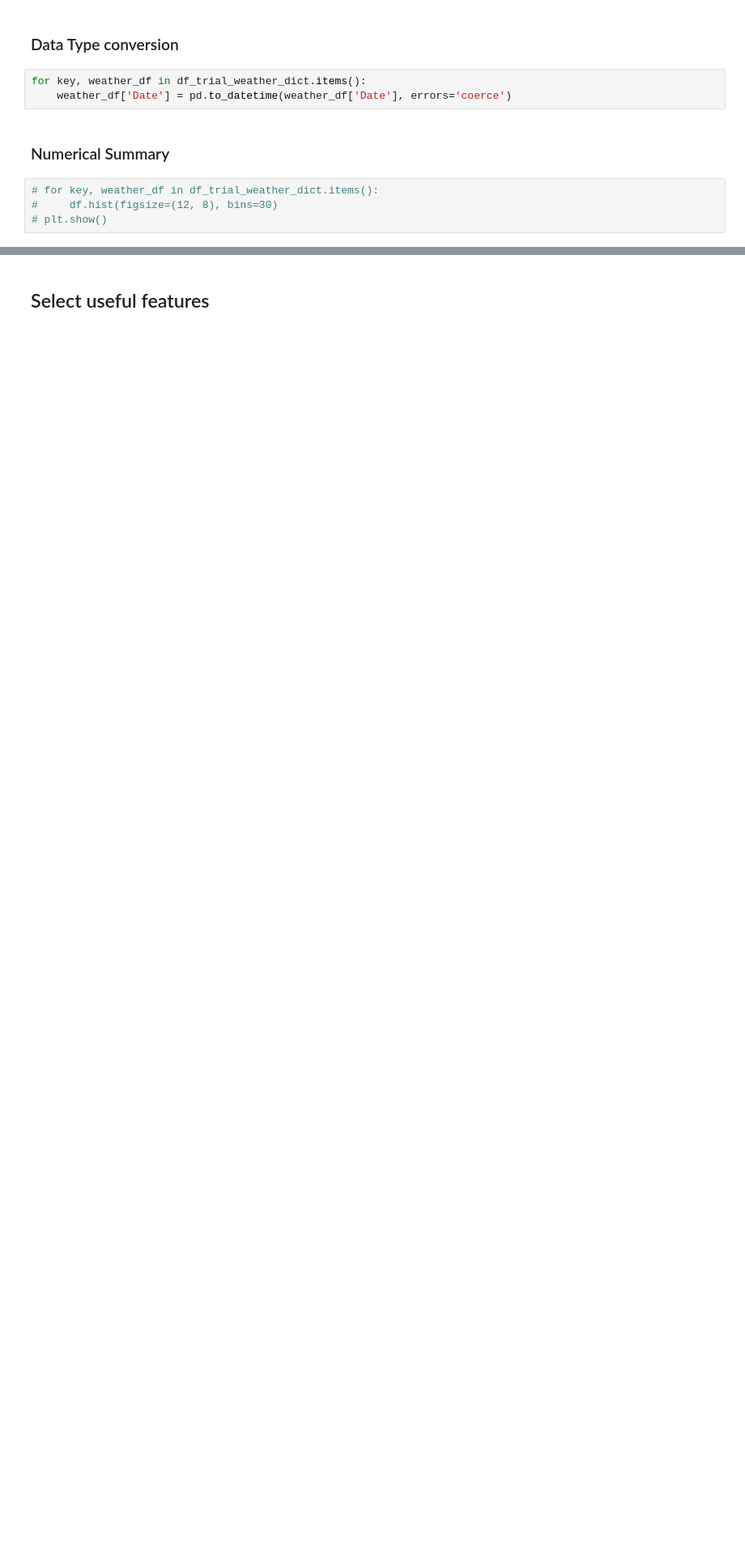
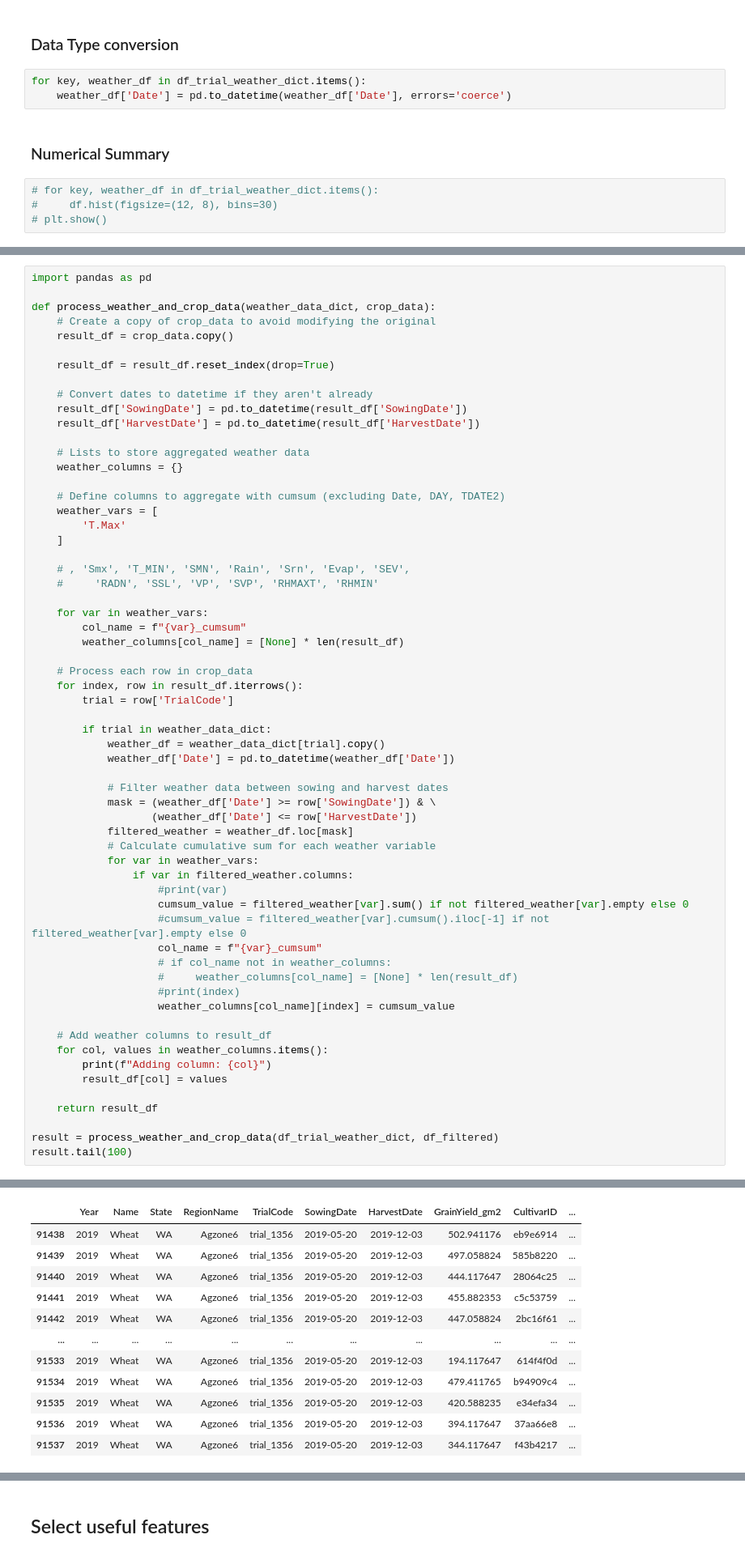
Before and after one commit to Harry-01/DATA7901, a Jupyter notebook: project.ipynb, the cells around one changed output, grey strips where cells are left out. Shown at 81% size. Saved outputs shown, nothing was run; the diff lists cells and outputs as text; blank space fills up the shorter version.

Commit message:
combined crop and weather data together

```diff
--- a/project.ipynb
+++ b/project.ipynb
@@ -441,0 +383,62 @@ KeyError: 'TrialCode'
+# %%
+import pandas as pd
+
+def process_weather_and_crop_data(weather_data_dict, crop_data):
+    # Create a copy of crop_data to avoid modifying the original
+    result_df = crop_data.copy()
+
+    result_df = result_df.reset_index(drop=True)
+
+    # Convert dates to datetime if they aren't already
+    result_df['SowingDate'] = pd.to_datetime(result_df['SowingDate'])
+    result_df['HarvestDate'] = pd.to_datetime(result_df['HarvestDate'])
+
+    # Lists to store aggregated weather data
+    weather_columns = {}
+
+    # Define columns to aggregate with cumsum (excluding Date, DAY, TDATE2)
+    weather_vars = [
+        'T.Max'
+    ]
+
+    # , 'Smx', 'T_MIN', 'SMN', 'Rain', 'Srn', 'Evap', 'SEV',
+    #     'RADN', 'SSL', 'VP', 'SVP', 'RHMAXT', 'RHMIN'
+
+    for var in weather_vars:
+        col_name = f"{var}_cumsum"
+        weather_columns[col_name] = [None] * len(result_df)
+
+    # Process each row in crop_data
+    for index, row in result_df.iterrows():
+        trial = row['TrialCode']
+
+        if trial in weather_data_dict:
+            weather_df = weather_data_dict[trial].copy()
+            weather_df['Date'] = pd.to_datetime(weather_df['Date'])
+
+            # Filter weather data between sowing and harvest dates
+            mask = (weather_df['Date'] >= row['SowingDate']) & \
+                   (weather_df['Date'] <= row['HarvestDate'])
+            filtered_weather = weather_df.loc[mask]
+            # Calculate cumulative sum for each weather variable
+            for var in weather_vars:
+                if var in filtered_weather.columns:
+                    #print(var)
+                    cumsum_value = filtered_weather[var].sum() if not filtered_weather[var].empty else 0
+                    #cumsum_value = filtered_weather[var].cumsum().iloc[-1] if not filtered_weather[var].empty else 0
+                    col_name = f"{var}_cumsum"
+                    # if col_name not in weather_columns:
+                    #     weather_columns[col_name] = [None] * len(result_df)
+                    #print(index)
+                    weather_columns[col_name][index] = cumsum_value
+
+    # Add weather columns to result_df
+    for col, values in weather_columns.items():
+        print(f"Adding column: {col}")
+        result_df[col] = values
+
+    return result_df
+
+result = process_weather_and_crop_data(df_trial_weather_dict, df_filtered)
+result.tail(100)
+# %% [output]
@@ -441,0 +446,12 @@ KeyError: 'TrialCode'
+|  | Year | Name | State | RegionName | TrialCode | SowingDate | HarvestDate | GrainYield_gm2 | CultivarID | ... |
+| 91438 | 2019 | Wheat | WA | Agzone6 | trial_1356 | 2019-05-20 | 2019-12-03 | 502.941176 | eb9e6914 | ... |
+| 91439 | 2019 | Wheat | WA | Agzone6 | trial_1356 | 2019-05-20 | 2019-12-03 | 497.058824 | 585b8220 | ... |
+| 91440 | 2019 | Wheat | WA | Agzone6 | trial_1356 | 2019-05-20 | 2019-12-03 | 444.117647 | 28064c25 | ... |
+| 91441 | 2019 | Wheat | WA | Agzone6 | trial_1356 | 2019-05-20 | 2019-12-03 | 455.882353 | c5c53759 | ... |
+| 91442 | 2019 | Wheat | WA | Agzone6 | trial_1356 | 2019-05-20 | 2019-12-03 | 447.058824 | 2bc16f61 | ... |
+| ... | ... | ... | ... | ... | ... | ... | ... | ... | ... | ... |
+| 91533 | 2019 | Wheat | WA | Agzone6 | trial_1356 | 2019-05-20 | 2019-12-03 | 194.117647 | 614f4f0d | ... |
+| 91534 | 2019 | Wheat | WA | Agzone6 | trial_1356 | 2019-05-20 | 2019-12-03 | 479.411765 | b94909c4 | ... |
+| 91535 | 2019 | Wheat | WA | Agzone6 | trial_1356 | 2019-05-20 | 2019-12-03 | 420.588235 | e34efa34 | ... |
+| 91536 | 2019 | Wheat | WA | Agzone6 | trial_1356 | 2019-05-20 | 2019-12-03 | 394.117647 | 37aa66e8 | ... |
+| 91537 | 2019 | Wheat | WA | Agzone6 | trial_1356 | 2019-05-20 | 2019-12-03 | 344.117647 | f43b4217 | ... |
```
Also changed, not shown: parts of 5 cells of this notebook.
